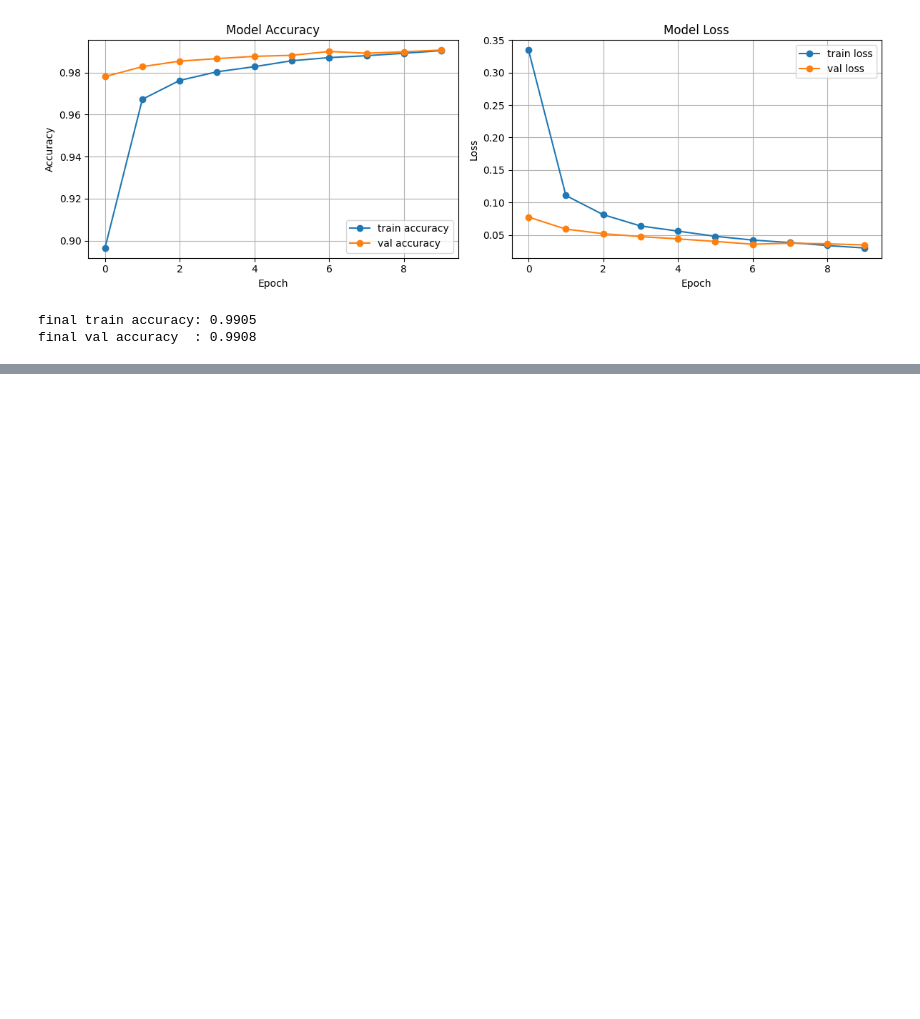
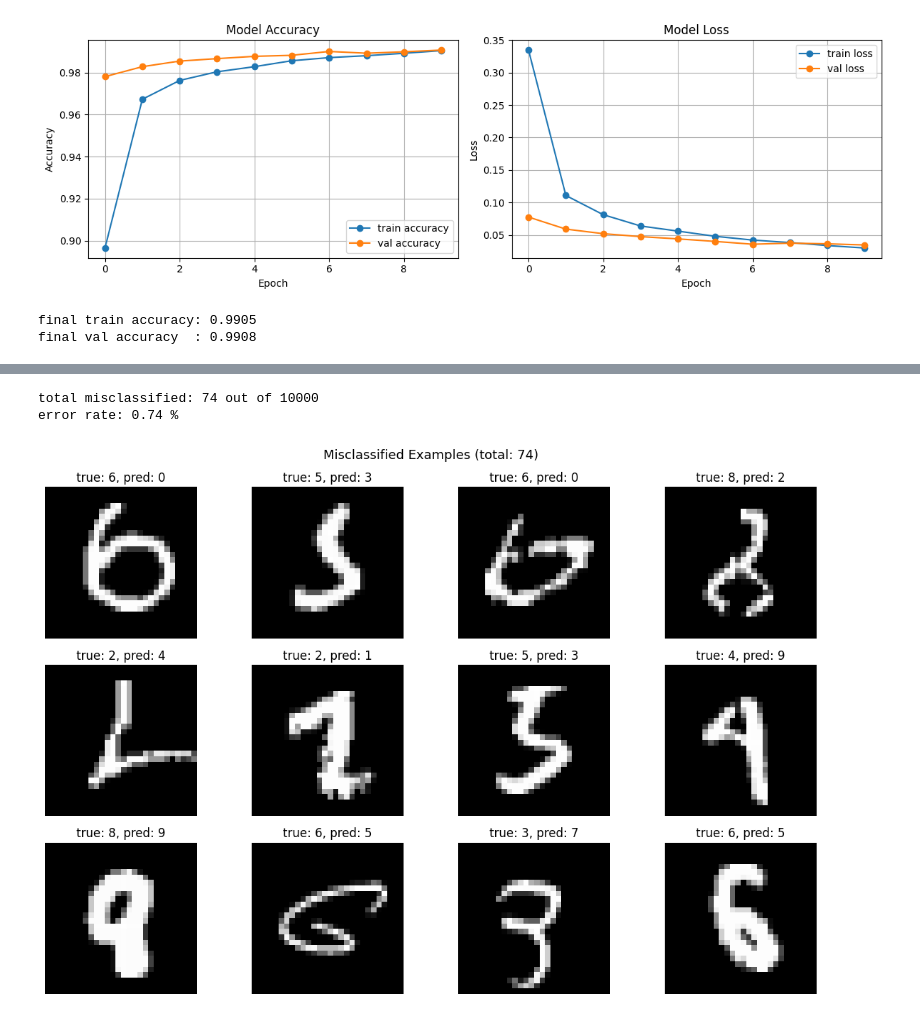
Before and after one commit to Hassan092-prog/CodeAlpha_HandwrittenRecognition, a Jupyter notebook: handwritten_recognition.ipynb.ipynb, the cells around one changed output, grey strips where cells are left out. Cells and saved outputs as stored; diff of their text form; code cells hidden in the pictures; blank space fills up the shorter version.

```diff
--- a/handwritten_recognition.ipynb.ipynb
+++ b/handwritten_recognition.ipynb.ipynb
@@ -246,0 +309,21 @@ final val accuracy  : 0.9908
+# %%
+misclassified = np.where(y_pred_classes != y_true)[0]
+
+print("total misclassified:", len(misclassified), "out of", len(y_true))
+print("error rate:", round(len(misclassified)/len(y_true)*100, 2), "%")
+
+# show first 12 misclassified images
+plt.figure(figsize=(12, 8))
+for i, idx in enumerate(misclassified[:12]):
+    plt.subplot(3, 4, i+1)
+    plt.imshow(x_test[idx].reshape(28, 28), cmap='gray')
+    plt.title(f"true: {y_true[idx]}, pred: {y_pred_classes[idx]}")
+    plt.axis('off')
+plt.suptitle(f'Misclassified Examples (total: {len(misclassified)})', fontsize=13)
+plt.tight_layout()
+plt.savefig('reports/figures/misclassified.png')
+plt.show()
+# %% [output]
+total misclassified: 74 out of 10000
+error rate: 0.74 %
+[figure, added]
```
Also changed, not shown: parts of 4 cells of this notebook, 2 other files.
